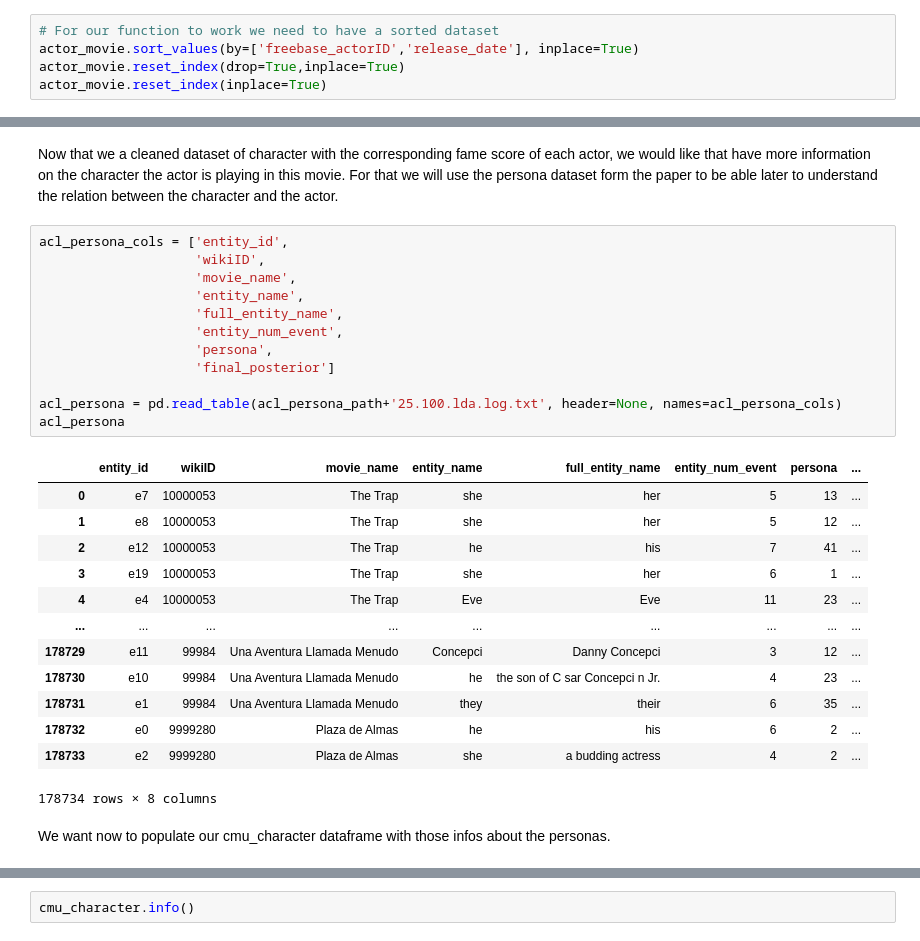
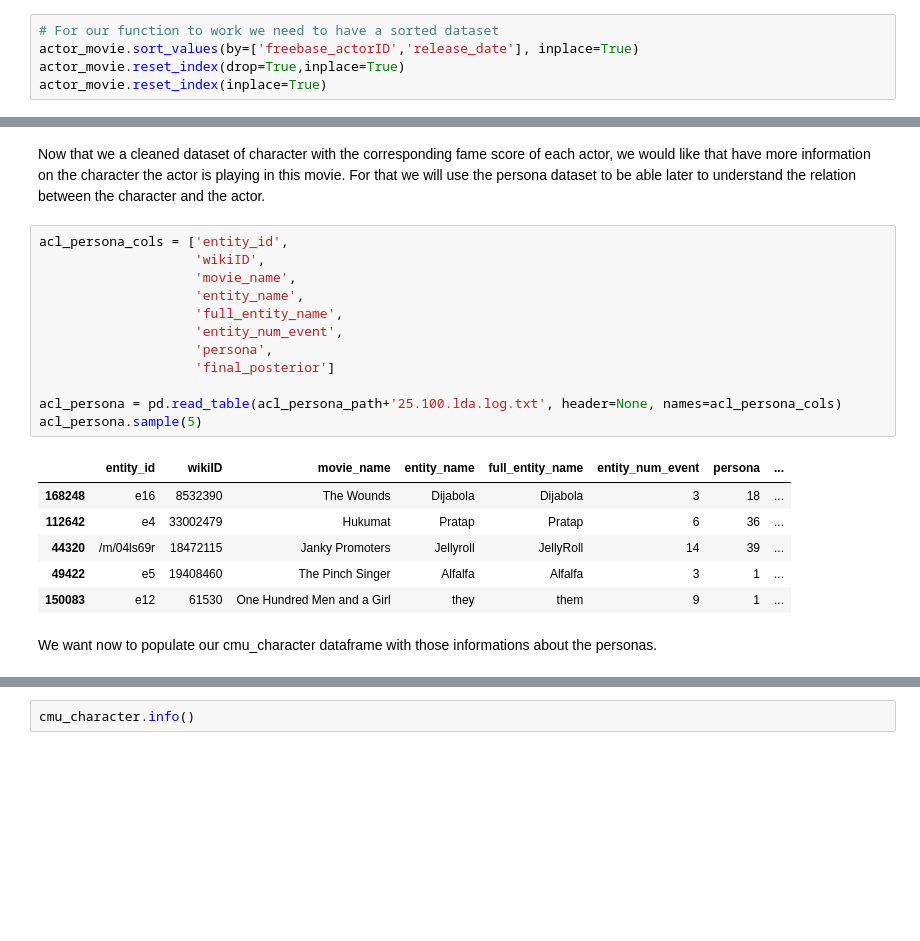
Before and after one commit to epfl-ada/ada-2023-project-lasempanadas, a Jupyter notebook: project_milestone_2.ipynb, the cells around one changed output, grey strips where cells are left out. Cells and saved outputs as stored; diff of their text form; blank space fills up the shorter version.

```diff
--- a/project_milestone_2.ipynb
+++ b/project_milestone_2.ipynb
@@ -427,31 +406,24 @@ cmu_character
 # %% [markdown]
-Now that we a cleaned dataset of character with the corresponding fame score of each actor, we would like that have more information on the character the actor is playing in this movie. For that we will use the persona dataset form the paper to be able later to understand the relation between the character and the actor.
+Now that we a cleaned dataset of character with the corresponding fame score of each actor, we would like that have more information on the character the actor is playing in this movie. For that we will use the persona dataset to be able later to understand the relation between the character and the actor.
 # %%
 acl_persona_cols = ['entity_id',
                     'wikiID',
                     'movie_name',
                     'entity_name',
                     'full_entity_name',
                     'entity_num_event',
                     'persona',
                     'final_posterior']
 
 acl_persona = pd.read_table(acl_persona_path+'25.100.lda.log.txt', header=None, names=acl_persona_cols)
-acl_persona
+acl_persona.sample(5)
 # %% [output]
 |  | entity_id | wikiID | movie_name | entity_name | full_entity_name | entity_num_event | persona | ... |
-| 0 | e7 | 10000053 | The Trap | she | her | 5 | 13 | ... |
-| 1 | e8 | 10000053 | The Trap | she | her | 5 | 12 | ... |
-| 2 | e12 | 10000053 | The Trap | he | his | 7 | 41 | ... |
-| 3 | e19 | 10000053 | The Trap | she | her | 6 | 1 | ... |
-| 4 | e4 | 10000053 | The Trap | Eve | Eve | 11 | 23 | ... |
-| ... | ... | ... | ... | ... | ... | ... | ... | ... |
-| 178729 | e11 | 99984 | Una Aventura Llamada Menudo | Concepci | Danny Concepci | 3 | 12 | ... |
-| 178730 | e10 | 99984 | Una Aventura Llamada Menudo | he | the son of C sar Concepci n Jr. | 4 | 23 | ... |
-| 178731 | e1 | 99984 | Una Aventura Llamada Menudo | they | their | 6 | 35 | ... |
-| 178732 | e0 | 9999280 | Plaza de Almas | he | his | 6 | 2 | ... |
-| 178733 | e2 | 9999280 | Plaza de Almas | she | a budding actress | 4 | 2 | ... |
+| 168248 | e16 | 8532390 | The Wounds | Dijabola | Dijabola | 3 | 18 | ... |
+| 112642 | e4 | 33002479 | Hukumat | Pratap | Pratap | 6 | 36 | ... |
+| 44320 | /m/04ls69r | 18472115 | Janky Promoters | Jellyroll | JellyRoll | 14 | 39 | ... |
+| 49422 | e5 | 19408460 | The Pinch Singer | Alfalfa | Alfalfa | 3 | 1 | ... |
+| 150083 | e12 | 61530 | One Hundred Men and a Girl | they | them | 9 | 1 | ... |
-178734 rows × 8 columns
 # %% [markdown]
-We want now to populate our cmu_character dataframe with those infos about the personas.
+We want now to populate our cmu_character dataframe with those informations about the personas.
 # %%
```
Also changed, not shown: parts of 76 cells of this notebook.
